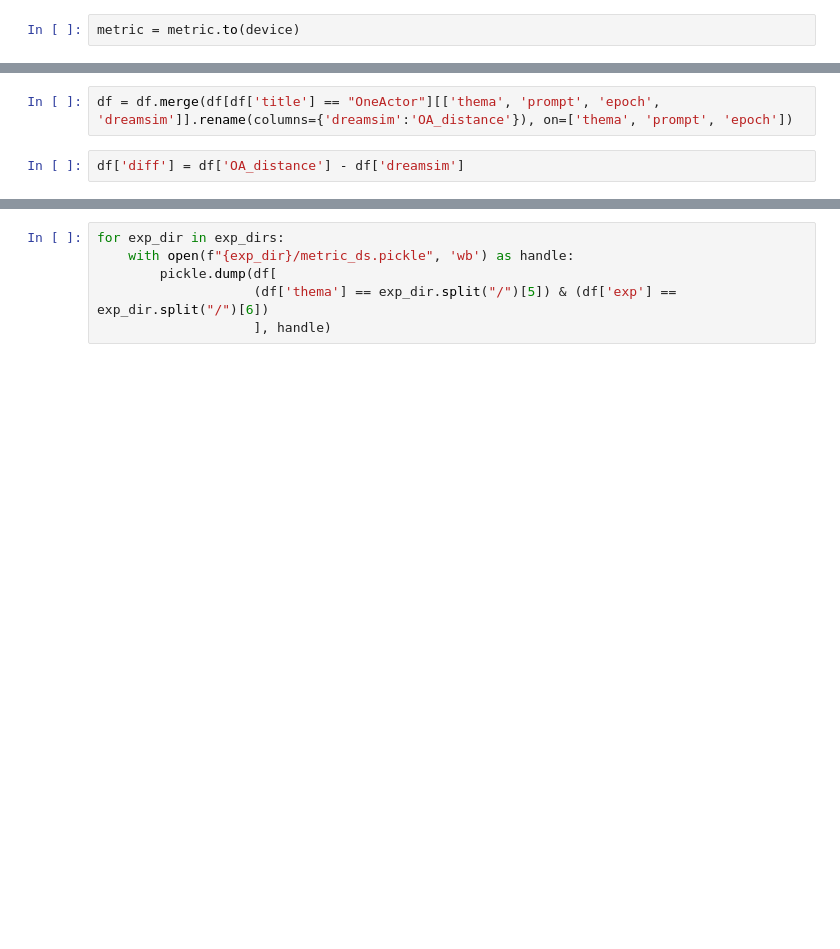
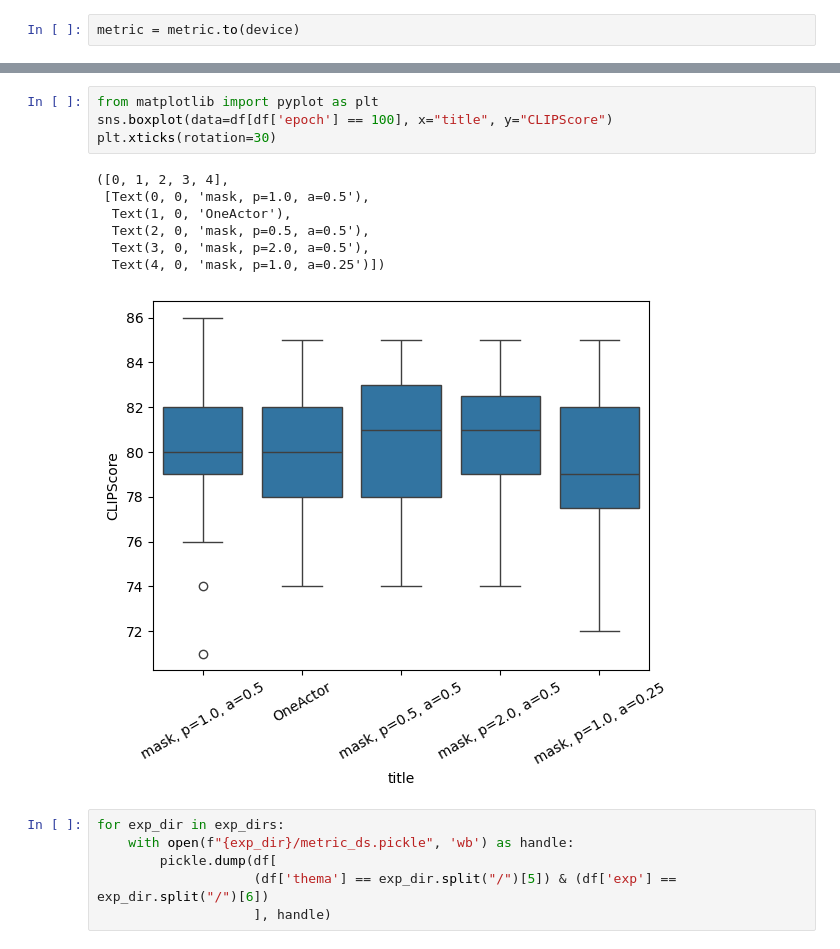
Before and after one commit to EkaterinaAdishcheva/Diploma, a Jupyter notebook: notebooks/ds_metrics.ipynb, the cells around one changed output, grey strips where cells are left out. Saved outputs shown, nothing was run; the diff lists cells and outputs as text; blank space fills up the shorter version.

```diff
--- a/notebooks/ds_metrics.ipynb
+++ b/notebooks/ds_metrics.ipynb
@@ -127,4 +133,0 @@ plt.xticks(rotation=30)
-# %%
-df = df.merge(df[df['title'] == "OneActor"][['thema', 'prompt', 'epoch', 'dreamsim']].rename(columns={'dreamsim':'OA_distance'}), on=['thema', 'prompt', 'epoch'])
-# %%
-df['diff'] = df['OA_distance'] - df['dreamsim']
@@ -147,3 +134,15 @@ df[(df['epoch'] == 100)].sort_values('diff', ascending=False)
+# %%
+from matplotlib import pyplot as plt
+sns.boxplot(data=df[df['epoch'] == 100], x="title", y="CLIPScore")
+plt.xticks(rotation=30)
+# %% [output]
+([0, 1, 2, 3, 4],
+ [Text(0, 0, 'mask, p=1.0, a=0.5'),
+  Text(1, 0, 'OneActor'),
+  Text(2, 0, 'mask, p=0.5, a=0.5'),
+  Text(3, 0, 'mask, p=2.0, a=0.5'),
+  Text(4, 0, 'mask, p=1.0, a=0.25')])
+[figure, added]
 # %%
 for exp_dir in exp_dirs:
     with open(f"{exp_dir}/metric_ds.pickle", 'wb') as handle:
```
Also changed, not shown: parts of 12 cells of this notebook, 7 other files.
